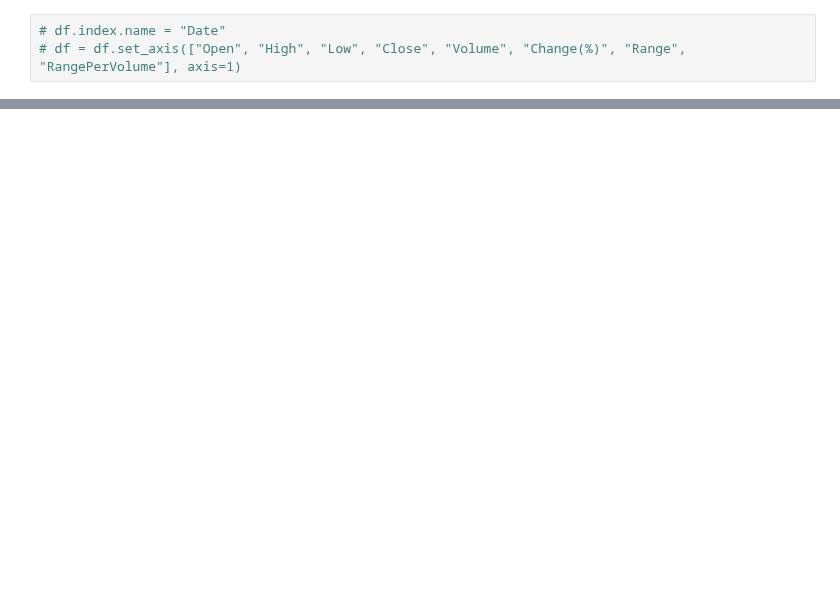
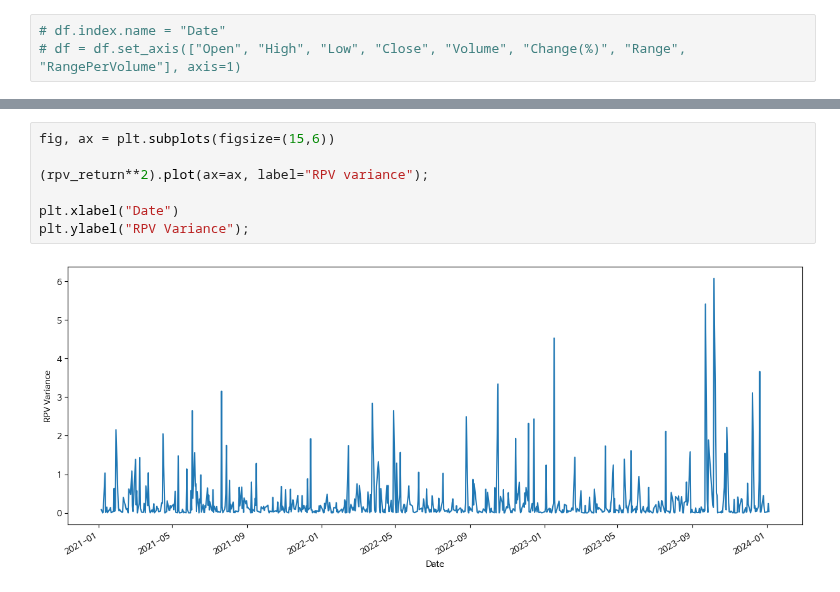
Before and after one commit to Readerlution/Finance, a Jupyter notebook: Data/krx/개별주식.ipynb, the cells around one changed output, grey strips where cells are left out. Drawn from its saved outputs; the diff is of its cells as text; blank space fills up the shorter version.

```diff
--- a/Data/krx/개별주식.ipynb
+++ b/Data/krx/개별주식.ipynb
@@ -151,0 +164,9 @@ fig.add_trace(
+# %%
+fig, ax = plt.subplots(figsize=(15,6))
+
+(rpv_return**2).plot(ax=ax, label="RPV variance");
+
+plt.xlabel("Date")
+plt.ylabel("RPV Variance");
+# %% [output]
+[figure, added]
```
Also changed, not shown: parts of 17 cells of this notebook, 6 other files.
